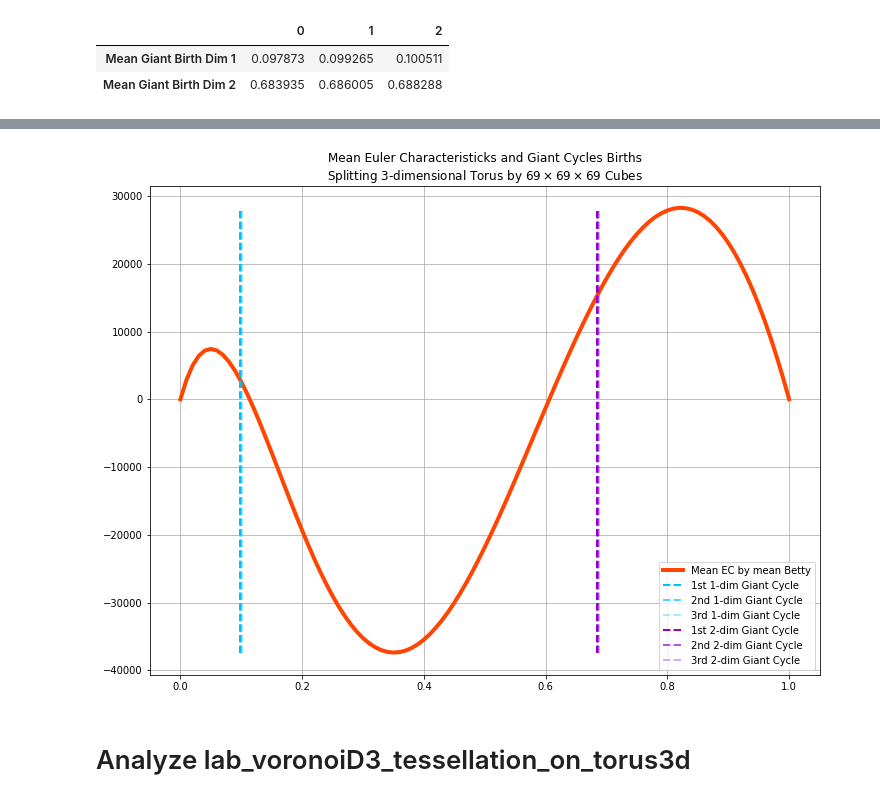
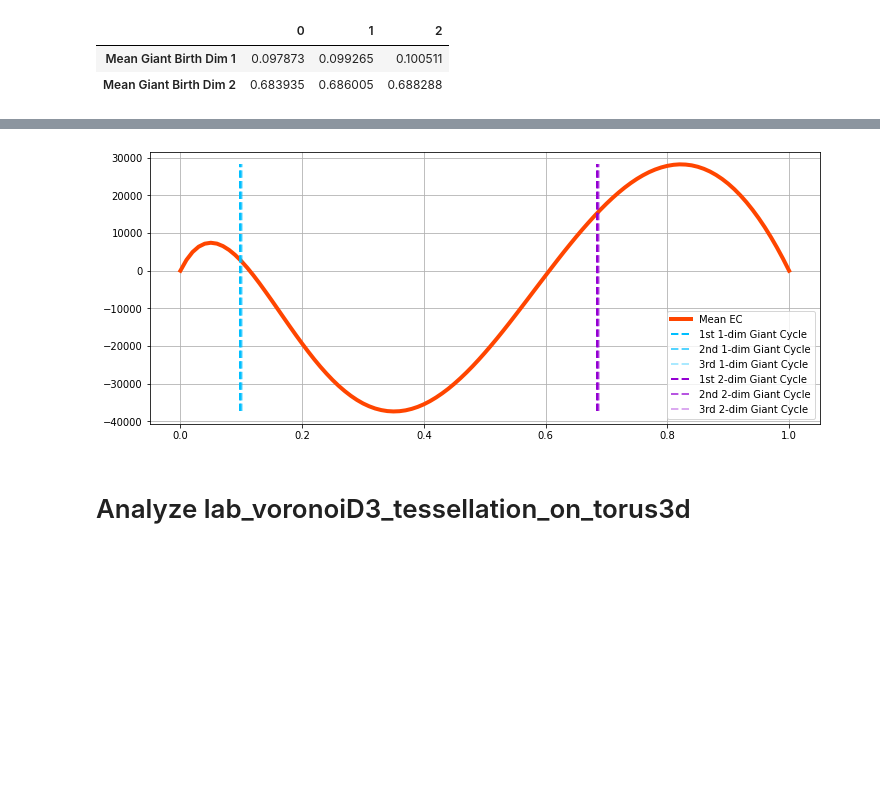
Before and after one commit to zimfv/topological-data-serial-experiments, a Jupyter notebook: Analyze Tessellations on 3-dim Torus.ipynb, the cells around one changed output, grey strips where cells are left out. Cells and saved outputs as stored; diff of their text form; code cells hidden in the pictures; blank space fills up the shorter version.

```diff
--- a/Analyze Tessellations on 3-dim Torus.ipynb
+++ b/Analyze Tessellations on 3-dim Torus.ipynb
@@ -7,3 +42,32 @@ from matplotlib import colormaps as cm
+# %%
+def calculate_mean_EC(df: pd.DataFrame, array):
+    """
+    Calculate mean betty numbers
+
+    Parameters:
+    -----------
+    df : DataFrame with columns ['Birth', 'Death', 'Dimension', 'Space']
+
+    array : list or np.array
+        Array of values
+
+
+    Returns:
+    --------
+    res : np.array length len(array)
+        Array of
+    """
+    res = np.zeros(len(array))
+    for i in range(len(array)):
+        val = array[i]
+        dfi = df[(df['Birth'] <= val)&(df['Death'] > val)][['Space', 'Dimension', 'Birth']]
+        dfi = dfi.groupby(['Space', 'Dimension'], as_index=False).count()
+        dfi.columns = ['Space', 'Dimension', 'Count']
+        dfi['Summand EC'] = (-1)**dfi['Dimension'] * dfi['Count']
+        dfi = dfi.groupby('Space', as_index=False).sum()['Summand EC']
+        res[i] = dfi.mean()
+    res[np.isnan(res)] = 0
+    return res
 # %% [markdown]
 # Analyze lab_cubical_tessellation_on_torus3d
 # %%
@@ -80,0 +121,6 @@ Calculated in  21.7990 seconds.
+# %%
+clock = time.perf_counter()
+n = 100
+array = np.arange(0, 1 + 1/n, 1/n)
+mean_EC = calculate_mean_EC(df, array)
+print('Calculated in {0: .4f} seconds.'.format(time.perf_counter() - clock))
@@ -105,29 +153,30 @@ plt.show()
 # %%
-plt.figure(figsize=(12, 9))
-plt.title('Mean Euler Characteristicks and Giant Cycles Births\nSplitting 3-dimensional Torus by ${0}\\times{0}\\times{0}$ Cubes'.format(size))
+plt.figure(figsize=figsize)
+#plt.title('Mean Euler Characteristicks and Giant Cycles Births\nSplitting 3-dimensional Torus by ${0}\\times{0}\\times{0}$ Cubes'.format(size))
 
 mean_euler_by_sum_means = (mean_betty * (-1)**np.arange(4)).sum(axis=1)
 
-plt.plot(array, mean_euler_by_sum_means, color='orangered', linewidth=4, label='Mean EC by mean Betty')
+#plt.plot(array, mean_euler_by_sum_means, color='orangered', linewidth=4, label='Mean EC by mean Betty')
+plt.plot(array, mean_EC, color='orangered', linewidth=4, label='Mean EC')
 
 color1d = 'deepskyblue'
 color2d = 'darkviolet'
 labels = ['1st {0}-dim Giant Cycle',
           '2nd {0}-dim Giant Cycle',
           '3rd {0}-dim Giant Cycle']
 ypair = [mean_euler_by_sum_means.min(), mean_euler_by_sum_means.max()]
 for i in range(3):
     plt.plot(giant_births_dim1_mean[i]*np.ones(2), ypair, color=color1d,
              alpha=1 - i/3, linestyle='--', linewidth=2, label=labels[i].format(1))
 for i in range(3):
     plt.plot(giant_births_dim2_mean[i]*np.ones(2), ypair, color=color2d,
              alpha=1 - i/3, linestyle='--', linewidth=2, label=labels[i].format(2))
 
 plt.legend()
 plt.grid(True)
-plt.show()
+plt.savefig('LaTeX/pics/ecZ3.png')
 # %% [output]
-[figure, old version]
+[figure, new version]
 # %% [markdown]
 # Analyze lab_voronoiD3_tessellation_on_torus3d
 # %%
```
Also changed, not shown: parts of 13 cells of this notebook.
